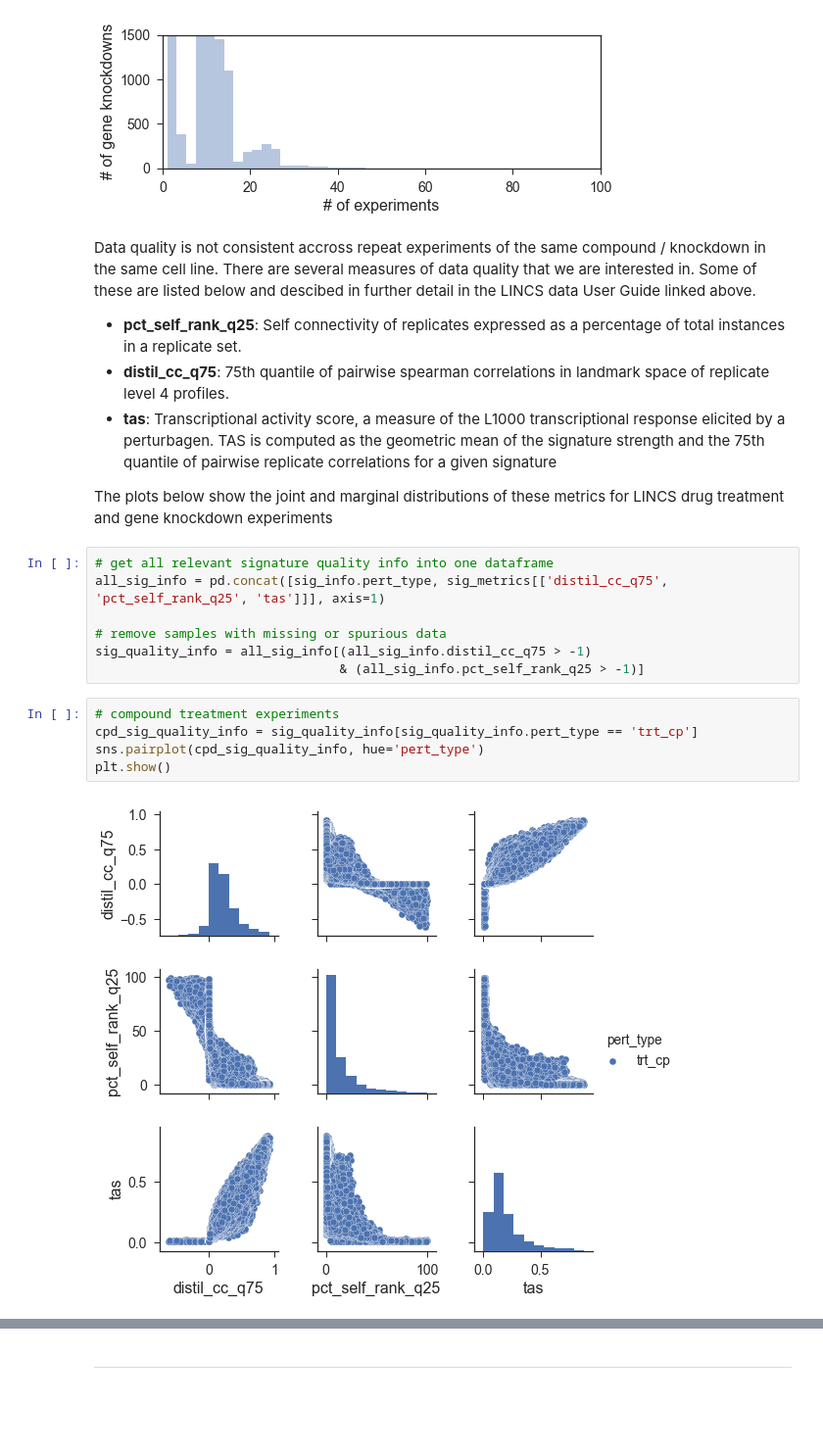
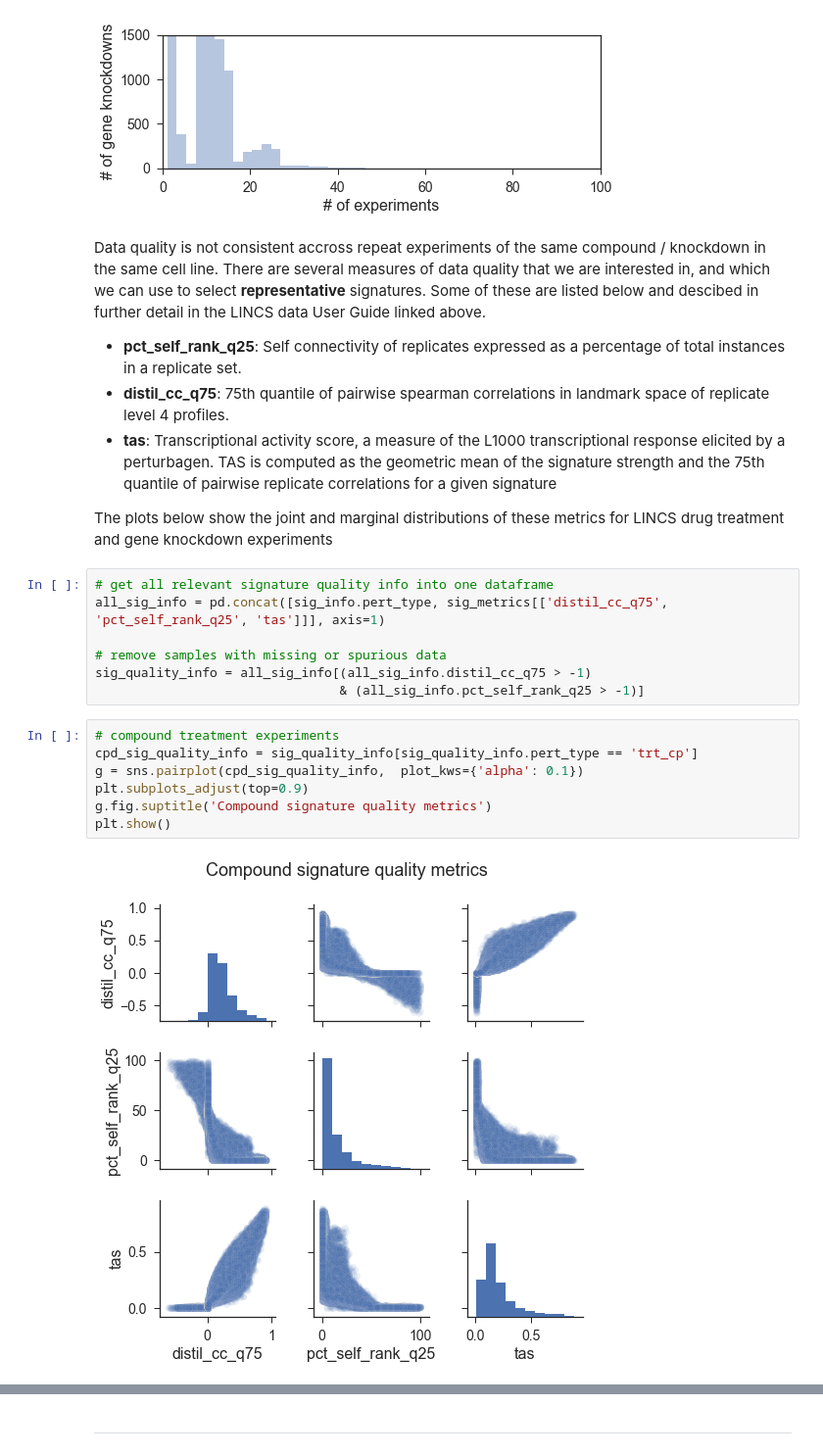
Before and after one commit to npabon/LINCS_target_prediction, a Jupyter notebook: LINCS_data_exploration.ipynb, the cells around one changed output, grey strips where cells are left out. Shown: that part at 98% size. Drawn from its saved outputs; the diff is of its cells as text; blank space fills up the shorter version.

```diff
--- a/LINCS_data_exploration.ipynb
+++ b/LINCS_data_exploration.ipynb
@@ -98,7 +98,7 @@ plt.show()
 [figure]
 [figure]
 # %% [markdown]
-Data quality is not consistent accross repeat experiments of the same compound / knockdown in the same cell line. There are several measures of data quality that we are interested in. Some of these are listed below and descibed in further detail in the LINCS data User Guide linked above.
+Data quality is not consistent accross repeat experiments of the same compound / knockdown in the same cell line. There are several measures of data quality that we are interested in, and which we can use to select **representative** signatures. Some of these are listed below and descibed in further detail in the LINCS data User Guide linked above.
 
 - **pct_self_rank_q25**:  Self connectivity of replicates expressed as a percentage of total instances in a replicate set.
 - **distil_cc_q75**:  75th quantile of pairwise spearman correlations in landmark space of replicate level 4 profiles.
@@ -115,7 +115,9 @@ sig_quality_info = all_sig_info[(all_sig_info.distil_cc_q75 > -1)
 # %%
 # compound treatment experiments
 cpd_sig_quality_info = sig_quality_info[sig_quality_info.pert_type == 'trt_cp']
-sns.pairplot(cpd_sig_quality_info, hue='pert_type')
+g = sns.pairplot(cpd_sig_quality_info,  plot_kws={'alpha': 0.1})
+plt.subplots_adjust(top=0.9)
+g.fig.suptitle('Compound signature quality metrics')
 plt.show()
 # %% [output]
-[figure, old version]
+[figure, new version]
```
Also changed, not shown: parts of 13 cells of this notebook, 1 other file.
